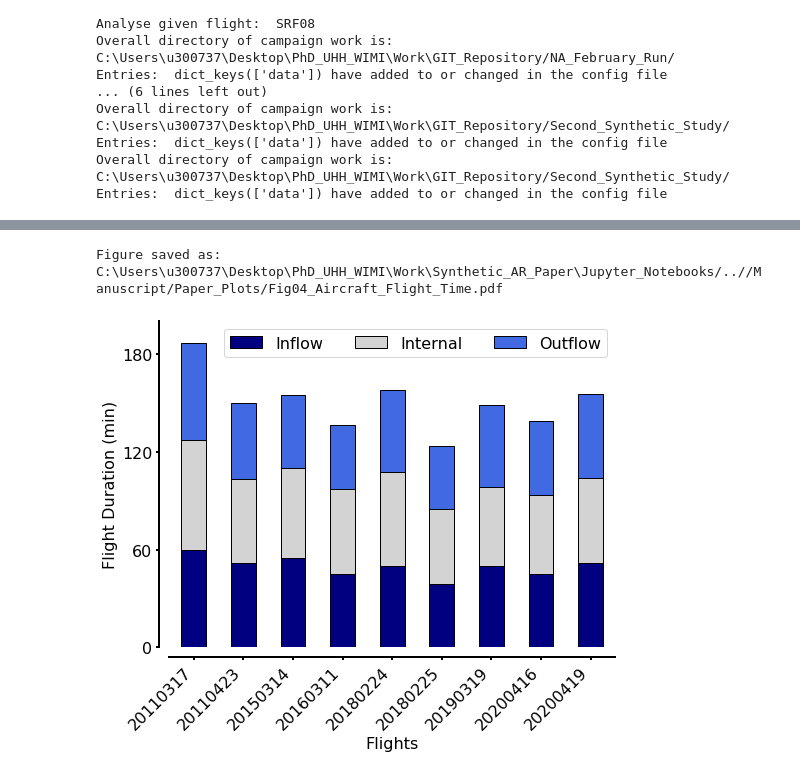
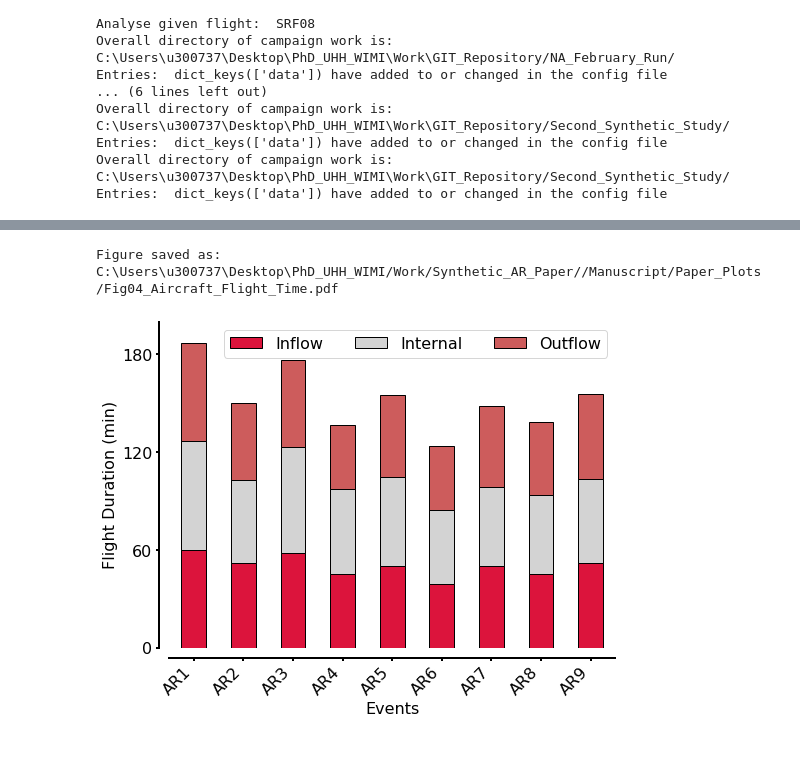
Before and after one commit to hdorff94/Synthetic_Airborne_Arctic_ARs, a Jupyter notebook: notebooks/Aircraft_Flight_Time.ipynb, the cells around one changed output, grey strips where cells are left out. Saved outputs shown, nothing was run; the diff lists cells and outputs as text; code cells hidden in the pictures.

```diff
--- a/notebooks/Aircraft_Flight_Time.ipynb
+++ b/notebooks/Aircraft_Flight_Time.ipynb
@@ -62,4 +63,5 @@ campaigns=[*flight_dates.keys()]
 shifted_lat=0
 shifted_lon=0
 ar_of_day="AR_internal"
+dates_as_ticklabels=False
 # %% [output]
@@ -102,6 +104,10 @@ for campaign in campaigns:
                           track_type=track_type)
         aircraft_df,campaign_path=Tracker.load_existing_flight_track()
         flight_tracks_dict[flight_dates[campaign][flight]]=aircraft_df
+sorted_tracks_keys=sorted(flight_tracks_dict.keys())
+flight_tracks_dict_sorted={}
+for key in sorted_tracks_keys:
+    flight_tracks_dict_sorted[key]=flight_tracks_dict[key]
 # %% [output]
 Analyse given flight:  SRF02
 Overall directory of campaign work is:  C:\Users\u300737\Desktop\PhD_UHH_WIMI\Work\GIT_Repository/NA_February_Run/
@@ -121,10 +127,17 @@ Entries:  dict_keys(['data']) have added to or changed in the config file
 Overall directory of campaign work is:  C:\Users\u300737\Desktop\PhD_UHH_WIMI\Work\GIT_Repository/Second_Synthetic_Study/
 Entries:  dict_keys(['data']) have added to or changed in the config file
 # %%
-track_lengths=pd.DataFrame(data=np.nan,index=[*flight_tracks_dict.keys()],columns=["Inflow","Internal","Outflow"])
-for flight in flight_tracks_dict.keys():
-    loop_aircraft_df=flight_tracks_dict[flight]
+if dates_as_ticklabels:
+    df_index=[*flight_tracks_dict_sorted.keys()]
+else:
+    df_index=["AR"+str(int(ar_no)) for ar_no in np.linspace(1,9,9)]
+print(df_index)
+track_lengths=pd.DataFrame(data=np.nan,index=df_index,columns=["Inflow","Internal","Outflow"])
+d=0
+for flight in flight_tracks_dict_sorted.keys():
+    loop_aircraft_df=flight_tracks_dict_sorted[flight]
     track_length=[loop_aircraft_df[loop_aircraft_df["leg_type"]=="inflow"].shape[0]/60,
               loop_aircraft_df[loop_aircraft_df["leg_type"]=="internal"].shape[0]/60,
               loop_aircraft_df[loop_aircraft_df["leg_type"]=="outflow"].shape[0]/60]
-    track_lengths.loc[flight]=track_length
+    track_lengths.iloc[d]=track_length
+    d+=1
@@ -131,5 +146,5 @@ for flight in flight_tracks_dict.keys():
 # %%
-track_lengths=track_lengths.sort_index()
+#track_lengths=track_lengths.sort_index()
 # %%
 track_lengths
 # %% [output]
@@ -146,27 +161,26 @@ track_lengths
 # %%
 matplotlib.rcParams.update({"font.size":16})
-overall_paper_path=current_path+"/../"
 bar_fig=plt.figure(figsize=(8,6))
 ax1=bar_fig.add_subplot(111)
 # create stacked bar chart for students DataFrame
-track_lengths.plot(ax=ax1,kind='bar', stacked=True, color=['navy','lightgrey','royalblue'],edgecolor="k")
+track_lengths.plot(ax=ax1,kind='bar', stacked=True, color=['crimson','lightgrey','indianred'],edgecolor="k")
 
 # Add Title and Labels
 #plt.title('Intermediate Students Pass %')
-plt.xlabel('Flights')
+plt.xlabel('Events')
 plt.ylabel('Flight Duration (min)')
 sns.despine(offset=10)
 plt.ylim([0,200])
 plt.yticks([0,60,120,180])
 plt.xticks(rotation=45, ha='right')
 ax1.xaxis.set_tick_params(width=2,length=3)
 ax1.yaxis.set_tick_params(width=2,length=3)
 ax1.legend(ncol=3)
 plt.setp(ax1.spines.values(), linewidth=2)
 plot_path=overall_paper_path+"/Manuscript/Paper_Plots/"
 fig_name="Fig04_Aircraft_Flight_Time.pdf"
 bar_fig.savefig(plot_path+fig_name,dpi=100,bbox_inches="tight")
 print("Figure saved as:",plot_path+fig_name)
 # %% [output]
-Figure saved as: C:\Users\u300737\Desktop\PhD_UHH_WIMI\Work\Synthetic_AR_Paper\Jupyter_Notebooks/..//Manuscript/Paper_Plots/Fig04_Aircraft_Flight_Time.pdf
+Figure saved as: C:\Users\u300737\Desktop\PhD_UHH_WIMI/Work/Synthetic_AR_Paper//Manuscript/Paper_Plots/Fig04_Aircraft_Flight_Time.pdf
-[figure, old version]
+[figure, new version]
```
Also changed, not shown: parts of 4 cells of this notebook, 13 other files.
